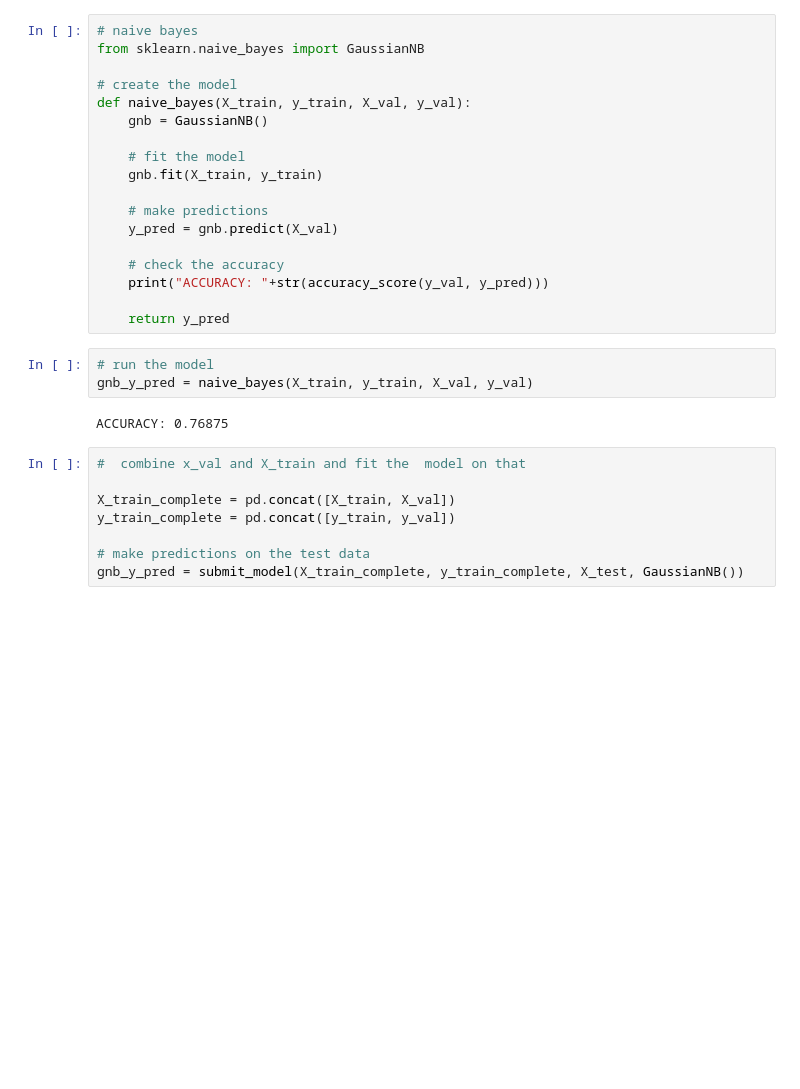
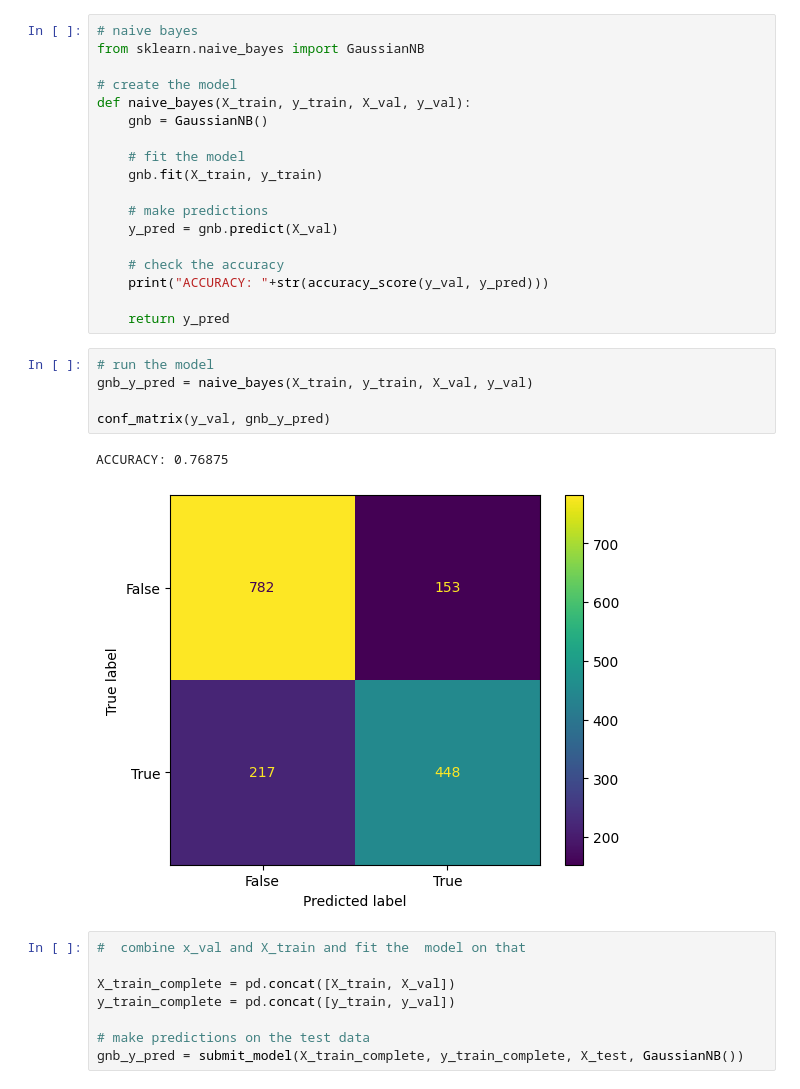
Before and after one commit to chasewes/DataSlayers, a Jupyter notebook: kaggle_competition.ipynb, the cells around one changed output. Saved outputs shown, nothing was run; the diff lists cells and outputs as text; blank space fills up the shorter version.

```diff
--- a/kaggle_competition.ipynb
+++ b/kaggle_competition.ipynb
@@ -174,8 +188,11 @@ def naive_bayes(X_train, y_train, X_val, y_val):
 # %%
 # run the model
 gnb_y_pred = naive_bayes(X_train, y_train, X_val, y_val)
+
+conf_matrix(y_val, gnb_y_pred)
 # %% [output]
 ACCURACY: 0.76875
+[figure, added]
 # %%
 #  combine x_val and X_train and fit the  model on that
 
```
Also changed, not shown: parts of 12 cells of this notebook.
